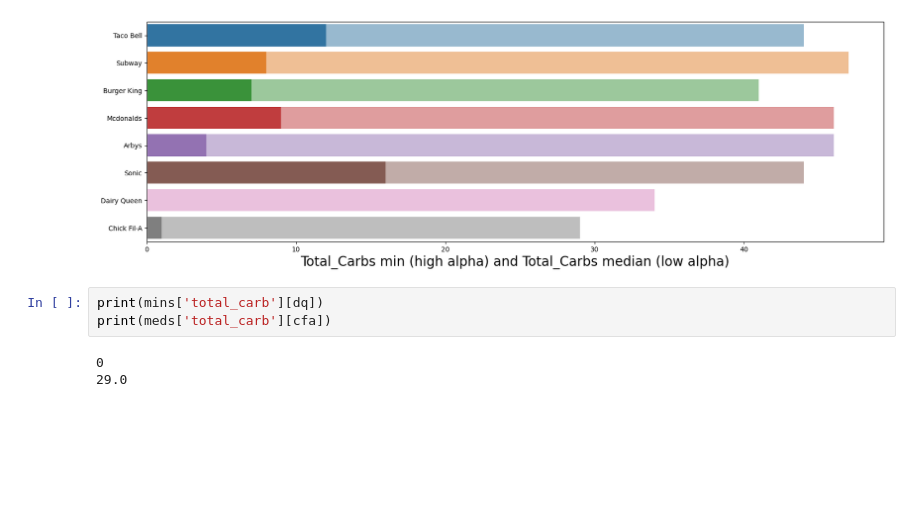
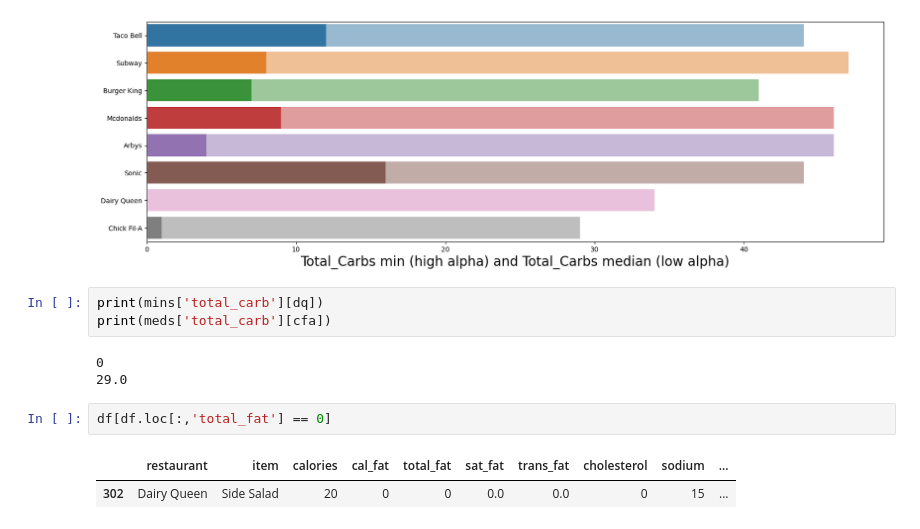
Before and after one commit to ZachMajernik/DataScience1, a Jupyter notebook: FinalProject/FinalProjectDataset.ipynb, the cells around one changed output. Cells and saved outputs as stored; diff of their text form; blank space fills up the shorter version.

```diff
--- a/FinalProject/FinalProjectDataset.ipynb
+++ b/FinalProject/FinalProjectDataset.ipynb
@@ -234,3 +234,8 @@ print(meds['total_carb'][cfa])
 # %% [output]
 0
 29.0
+# %%
+df[df.loc[:,'total_fat'] == 0]
+# %% [output]
+|  | restaurant | item | calories | cal_fat | total_fat | sat_fat | trans_fat | cholesterol | sodium | ... |
+| 302 | Dairy Queen | Side Salad | 20 | 0 | 0 | 0.0 | 0.0 | 0 | 15 | ... |
```
Also changed, not shown: 9 other files.
